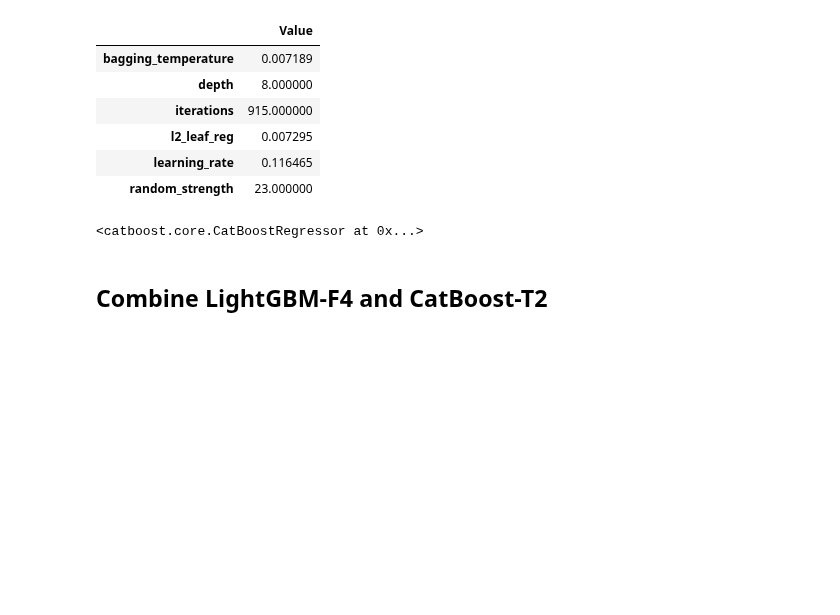
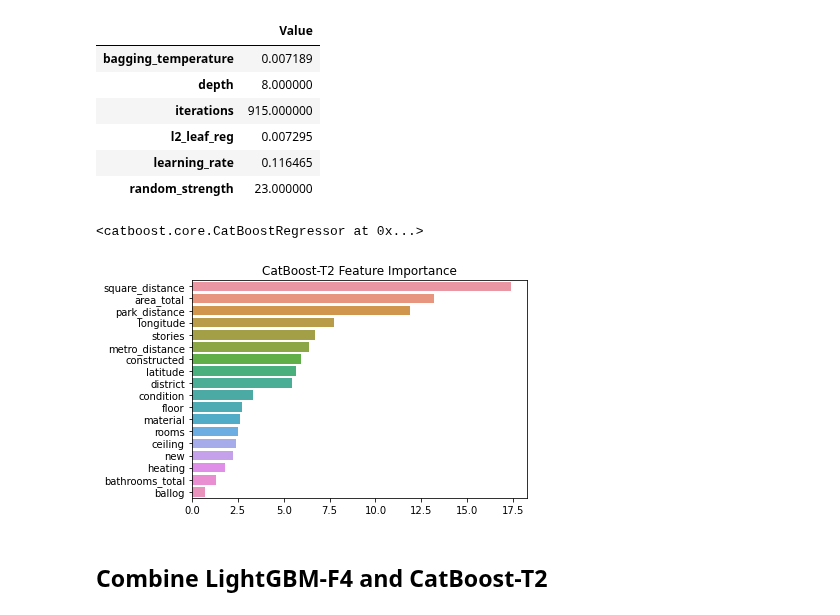
Before and after one commit to jimoskar/ml, a Jupyter notebook: project/vegard_notebook.ipynb, the cells around one changed output. Drawn from its saved outputs; the diff is of its cells as text; code cells hidden in the pictures; blank space fills up the shorter version.

Commit message:
Plot feature importance for CatBoost-T2

```diff
--- a/project/vegard_notebook.ipynb
+++ b/project/vegard_notebook.ipynb
@@ -765,6 +765,13 @@ cat_model = catboost.CatBoostRegressor(objective="RMSE", random_seed=42, silent=
 cat_model.fit(data_train[FEATURES], data_train.log_price_per_sqm)
 # %% [output]
 <catboost.core.CatBoostRegressor at 0x...>
+# %%
+# Plot feature importance
+feature_importance = cat_model.get_feature_importance()
+sort_idx = np.argsort(feature_importance)[::-1]
+sns.barplot(y=np.array(FEATURES)[sort_idx], x=feature_importance[sort_idx], palette=None).set(title="CatBoost-T2 Feature Importance");
+# %% [output]
+[figure, added]
 # %%
 # Predict prices for the whole test set and write them to a correctly formatted CSV file
 cat_prediction = np.exp(cat_model.predict(data_test[FEATURES])) * data_test.area_total
```
Also changed, not shown: parts of 1 cell of this notebook.
